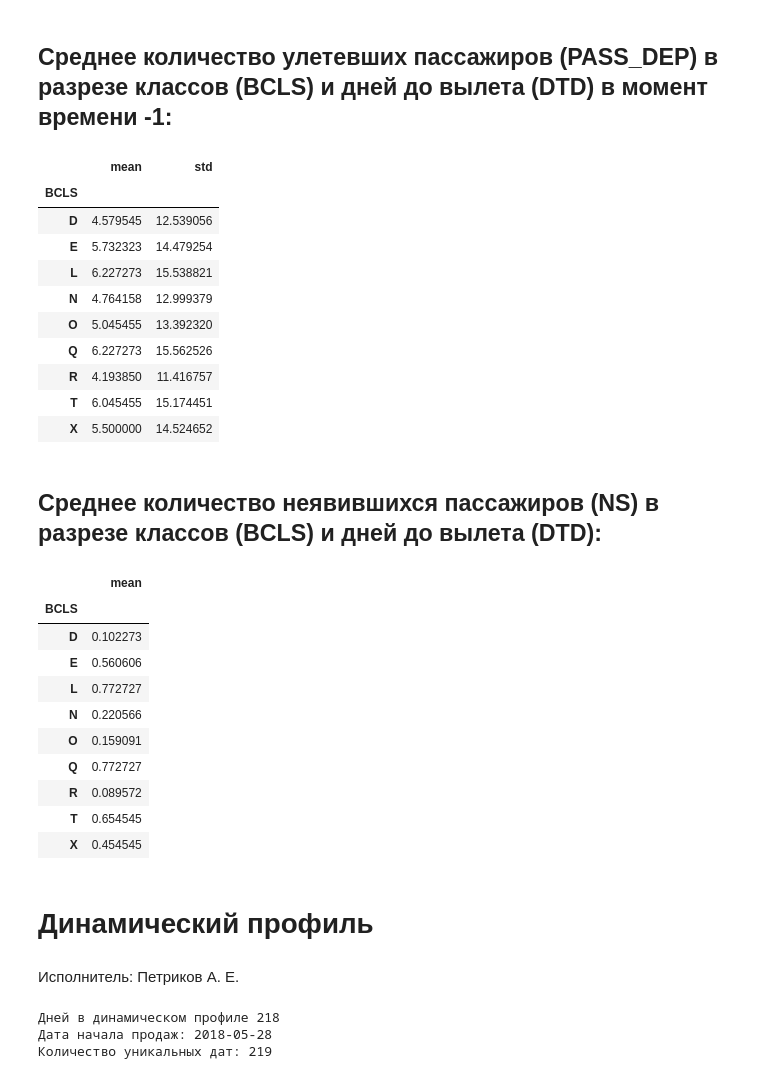
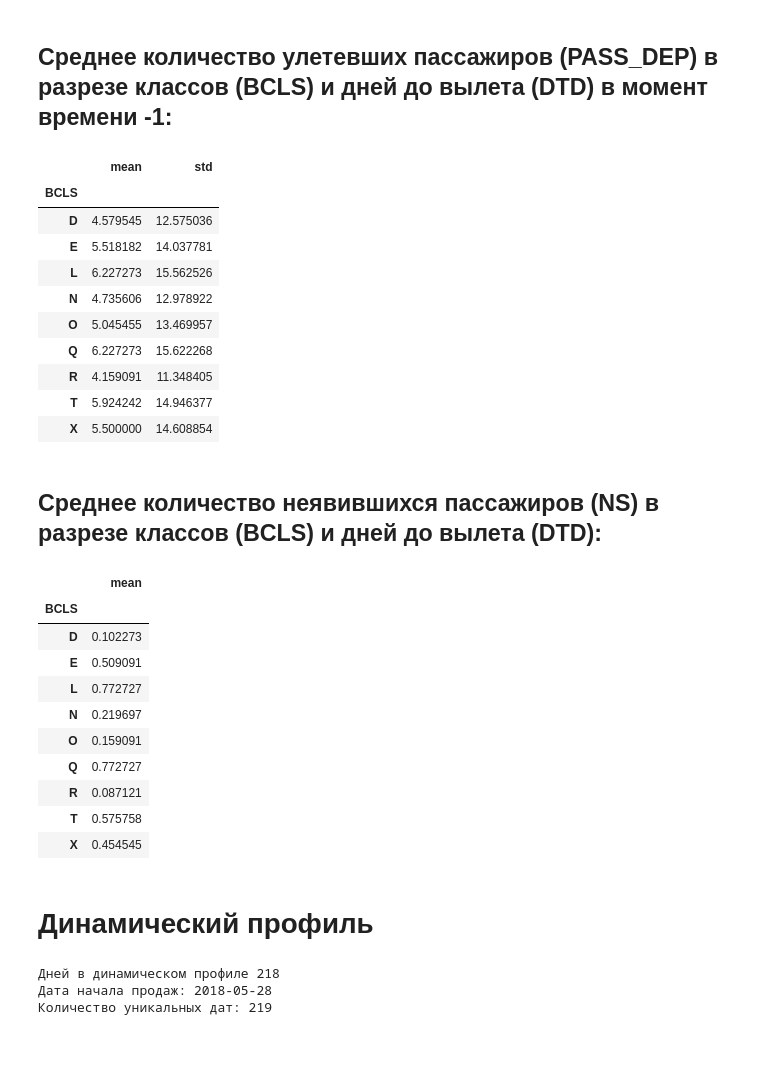
Before and after one commit to Flyer-DM/aeroflot_ML, a Jupyter notebook: профили сезонов.ipynb, the cells around one changed output. Cells and saved outputs as stored; diff of their text form; code cells hidden in the pictures; blank space fills up the shorter version.

Commit message:
Получение профиля сезона испр.

```diff
--- a/профили сезонов.ipynb
+++ b/профили сезонов.ipynb
@@ -58,9 +65,0 @@ print('Все рейсы из списка', sorted(hh['FLT_NUM'].unique()))
-# %%
-use_cols = ('FLTDAT', 'FLTTIME', 'DAIS', 'FLTNUM', 'BCLS', 'TARIF_RUB')
-dates = ['FLTDAT', 'DAIS']
-dtypes = {'FLTNUM': 'int16', 'TARIF_RUB': 'float16'}
-bb = pd.read_csv('F:\\' + bb_path, delimiter=';', dtype=dtypes, parse_dates=dates, usecols=use_cols)
-bb = bb.dropna(how='any', axis=0)
-bb['FLTTIME'] = pd.to_timedelta(bb['FLTTIME'])
-bb['DEPARTURE'] = bb['FLTDAT'] + bb['FLTTIME']
-bb.head()
@@ -73,0 +66,29 @@ bb.head()
+# %%
+%%time
+flight = 1126  # input()
+date = datetime.strptime('2019-11-27', '%Y-%m-%d')  # input()
+flttime = pd.Timedelta('21:20:00')  # input()
+departure = date + flttime
+two_hours = pd.Timedelta('2:00:00')
+print("Выбранная дата/время",departure, date.strftime("%A"))
+date_minus_52_weeks = date - timedelta(weeks=52)
+date_minus_53_weeks = date_minus_52_weeks - timedelta(weeks=1) + flttime
+date_minus_51_weeks = date_minus_52_weeks + timedelta(weeks=1) + flttime
+print("Даты профиля:")
+print(date_minus_52_weeks.date(), date_minus_53_weeks.date(), date_minus_51_weeks.date(), sep='\n')
+filtered_bb = bb[(date_minus_52_weeks + flttime + two_hours >= bb['DEPARTURE']) &
+                (date_minus_52_weeks + flttime - two_hours <= bb['DEPARTURE']) |
+                (date_minus_53_weeks + two_hours >= bb['DEPARTURE']) &
+                (date_minus_53_weeks - two_hours <= bb['DEPARTURE']) |
+                (date_minus_51_weeks + two_hours >= bb['DEPARTURE']) &
+                (date_minus_51_weeks - two_hours <= bb['DEPARTURE'])]
+print(f"Отфильтрованных данных: {filtered_bb.shape[0]:_}")
+merged = pd.merge(filtered_bb, hh, left_on=['FLTNUM', 'FLTDAT'], right_on=['FLT_NUM', 'DD'], how='inner')
+merged = merged.dropna(how='any', axis=0)
+merged.drop_duplicates(inplace=True)
+merged.drop(columns=['FLTDAT', 'FLTTIME', 'FLT_NUM', 'DD', 'AIRL', 'CPTK', 'TDNR', 'COUN',
+                     'DAIS', 'MCAR', 'ORAP', 'DSAP', 'TARIF_SALE', 'SALE_CURR', 'USE_STAT',
+                     'FBTD', 'KOL_CPN'],
+            inplace=True)
+print(f"Объединённых данных: {merged.shape[0]:_}")
+del filtered_bb
@@ -215,29 +184,29 @@ display(std_pass_bk)
 # %%
 mean_std_pass_dep = merged[merged['DTD'] == -1]
 mean_std_pass_dep = mean_std_pass_dep.groupby(by=['BCLS'])['PASS_DEP'].agg(['mean', 'std'])
-file_name = f'{str(date + flttime)} +- {str(two_hours).replace("0 days ", "")}.csv'.replace(':', '.')
+file_name = f'{departure} +- {str(two_hours).replace("0 days ", "")}.csv'.replace(':', '.')
 file_name = 'mean_std_pass_dep s ' + file_name
 mean_std_pass_dep.to_csv(file_name)
 mean_std_pass_dep = pd.read_csv(file_name, index_col=0)
 display(mean_std_pass_dep)
 # %% [output]
 |  | mean | std |
 | BCLS |  |  |
-| D | 4.579545 | 12.539056 |
-| E | 5.732323 | 14.479254 |
-| L | 6.227273 | 15.538821 |
-| N | 4.764158 | 12.999379 |
-| O | 5.045455 | 13.392320 |
-| Q | 6.227273 | 15.562526 |
-| R | 4.193850 | 11.416757 |
-| T | 6.045455 | 15.174451 |
-| X | 5.500000 | 14.524652 |
+| D | 4.579545 | 12.575036 |
+| E | 5.518182 | 14.037781 |
+| L | 6.227273 | 15.562526 |
+| N | 4.735606 | 12.978922 |
+| O | 5.045455 | 13.469957 |
+| Q | 6.227273 | 15.622268 |
+| R | 4.159091 | 11.348405 |
+| T | 5.924242 | 14.946377 |
+| X | 5.500000 | 14.608854 |
 # %% [markdown]
 ## Среднее количество неявившихся пассажиров (NS) в разрезе классов (BCLS) и дней до вылета (DTD):
 # %%
 mean_ns = merged[merged['DTD'] == -1]
 mean_ns = mean_ns.groupby(by=['BCLS'])['NS'].agg(['mean'])
-file_name = f'{str(date + flttime)} +- {str(two_hours).replace("0 days ", "")}.csv'.replace(':', '.')
+file_name = f'{departure} +- {str(two_hours).replace("0 days ", "")}.csv'.replace(':', '.')
 file_name = 'mean_ns s ' + file_name
 mean_ns.to_csv(file_name)
 mean_ns = pd.read_csv(file_name, index_col=0)
@@ -246,18 +215,16 @@ display(mean_ns)
 |  | mean |
 | BCLS |  |
 | D | 0.102273 |
-| E | 0.560606 |
+| E | 0.509091 |
 | L | 0.772727 |
-| N | 0.220566 |
+| N | 0.219697 |
 | O | 0.159091 |
 | Q | 0.772727 |
-| R | 0.089572 |
-| T | 0.654545 |
+| R | 0.087121 |
+| T | 0.575758 |
 | X | 0.454545 |
 # %% [markdown]
 # Динамический профиль
-# %% [markdown]
-Исполнитель: Петриков А. Е.
 # %%
 start_date = datetime.strptime('2019-01-01', '%Y-%m-%d')
 flight = 1126
```
Also changed, not shown: parts of 16 cells of this notebook.
